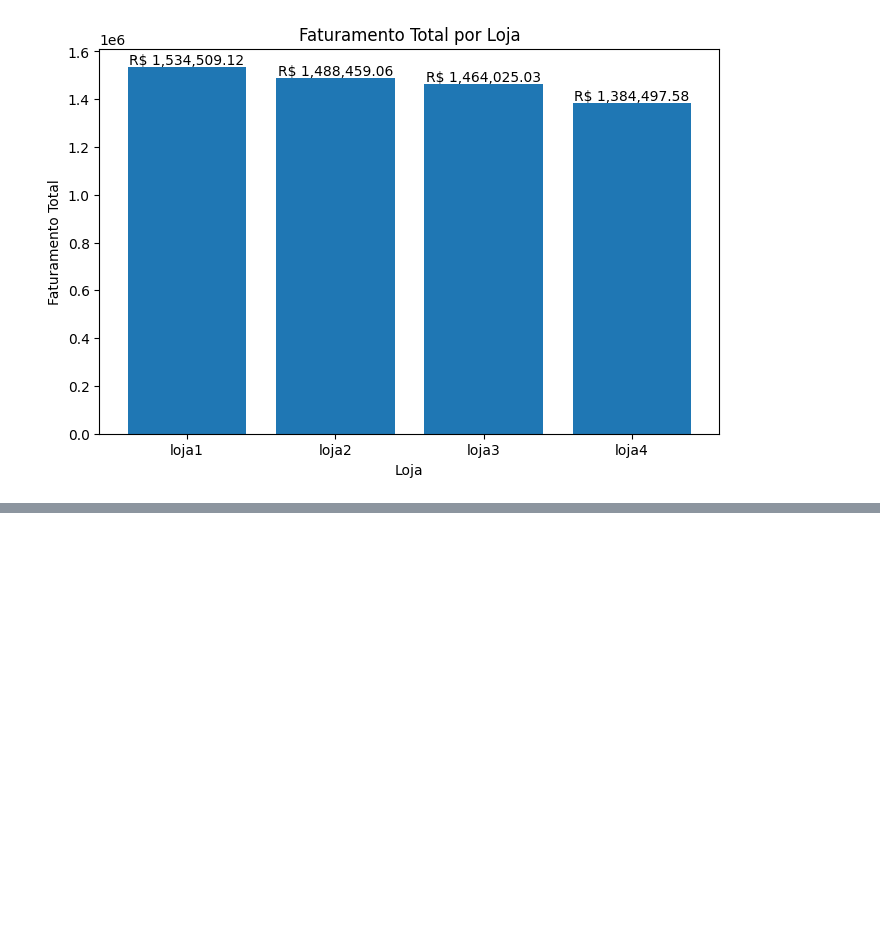
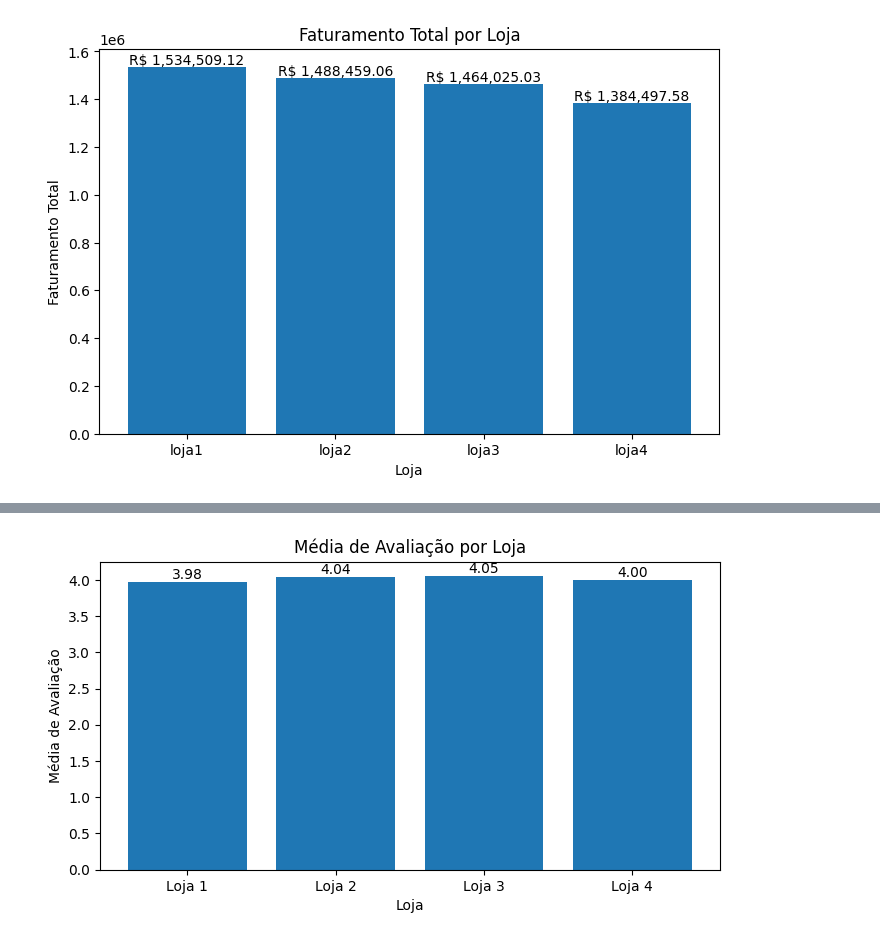
Before and after one commit to alexandrebarbosa-dev/desafioalurastore, a Jupyter notebook: AluraStoreBrasil.ipynb, the cells around one changed output, grey strips where cells are left out. Saved outputs shown, nothing was run; the diff lists cells and outputs as text; code cells hidden in the pictures; blank space fills up the shorter version.

```diff
--- a/AluraStoreBrasil.ipynb
+++ b/AluraStoreBrasil.ipynb
@@ -168,0 +213,30 @@ grafico_faturamento()
+# %%
+def grafico_media_avaliacao():
+
+    plt.figure(figsize=(8, 4))
+
+    barras_avaliacao = plt.bar(
+        resumo_avaliacao['Loja'],
+        resumo_avaliacao['Média de Avaliação']
+    )
+
+    plt.title('Média de Avaliação por Loja')
+    plt.xlabel('Loja')
+    plt.ylabel('Média de Avaliação')
+
+    for barra in barras_avaliacao:
+        altura = barra.get_height()
+        plt.text(
+            barra.get_x() + barra.get_width() / 2,
+            altura,
+            f'{altura:.2f}',
+            ha='center',
+            va='bottom'
+        )
+
+
+    plt.show()
+# %%
+grafico_media_avaliacao()
+# %% [output]
+[figure, added]
```
Also changed, not shown: parts of 17 cells of this notebook.
